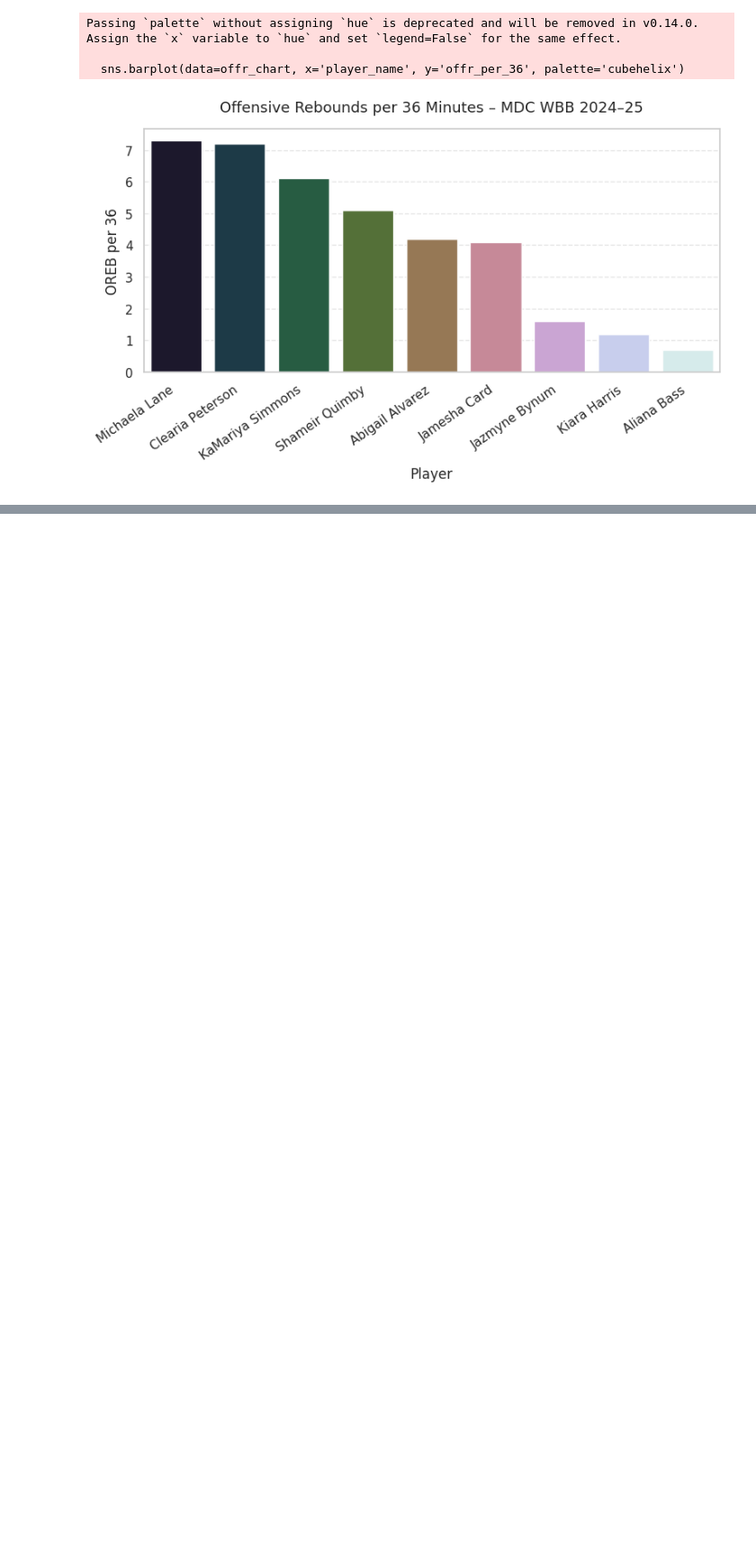
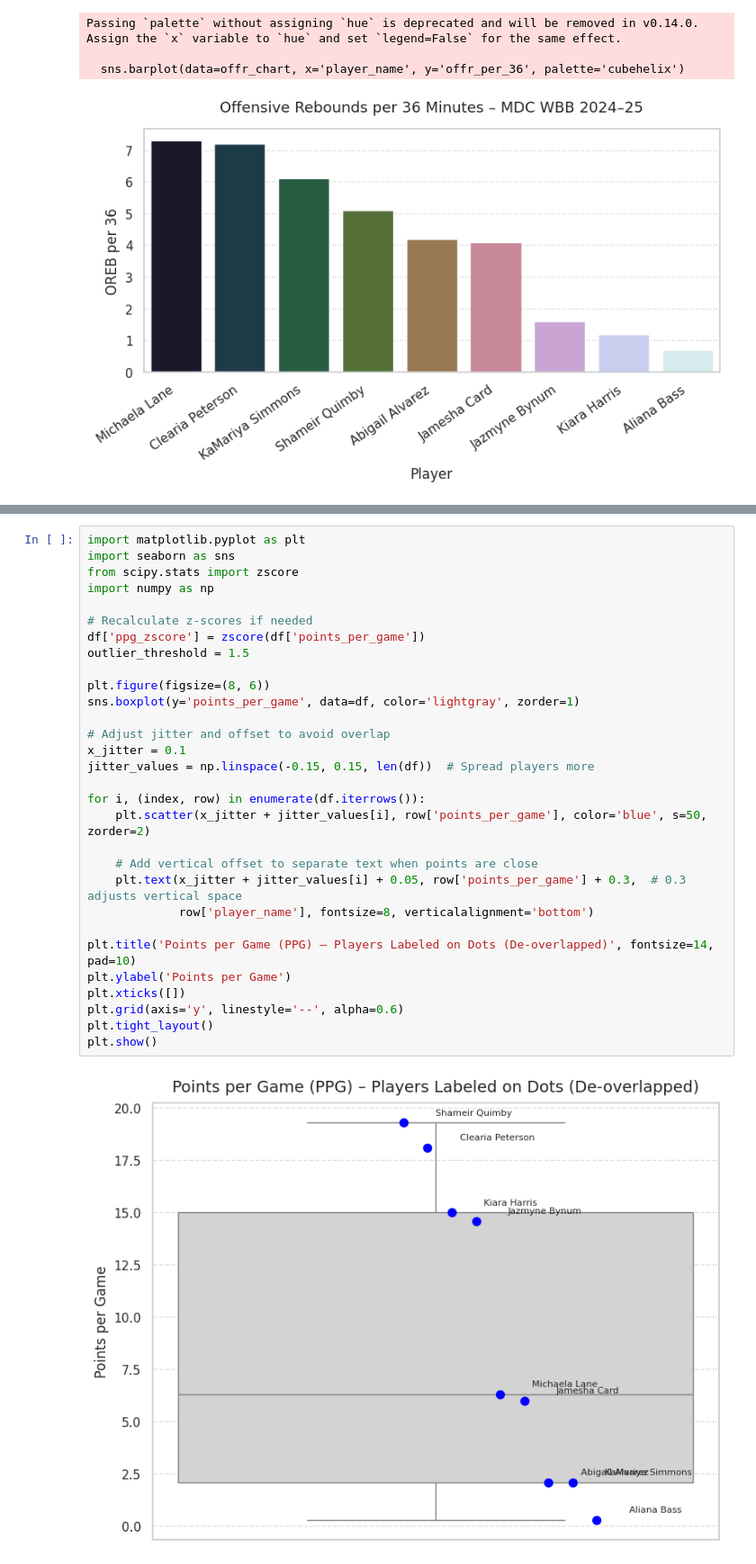
Before and after one commit to MiamiCrypto/Sports-Analytics-, a Jupyter notebook: WBB_2024_25_Season.ipynb, the cells around one changed output, grey strips where cells are left out. Shown at 90% size. Saved outputs shown, nothing was run; the diff lists cells and outputs as text; blank space fills up the shorter version.

```diff
--- a/WBB_2024_25_Season.ipynb
+++ b/WBB_2024_25_Season.ipynb
@@ -1528,0 +1635,32 @@ Passing `palette` without assigning `hue` is deprecated and will be removed in v
+# %%
+import matplotlib.pyplot as plt
+import seaborn as sns
+from scipy.stats import zscore
+import numpy as np
+
+# Recalculate z-scores if needed
+df['ppg_zscore'] = zscore(df['points_per_game'])
+outlier_threshold = 1.5
+
+plt.figure(figsize=(8, 6))
+sns.boxplot(y='points_per_game', data=df, color='lightgray', zorder=1)
+
+# Adjust jitter and offset to avoid overlap
+x_jitter = 0.1
+jitter_values = np.linspace(-0.15, 0.15, len(df))  # Spread players more
+
+for i, (index, row) in enumerate(df.iterrows()):
+    plt.scatter(x_jitter + jitter_values[i], row['points_per_game'], color='blue', s=50, zorder=2)
+
+    # Add vertical offset to separate text when points are close
+    plt.text(x_jitter + jitter_values[i] + 0.05, row['points_per_game'] + 0.3,  # 0.3 adjusts vertical space
+             row['player_name'], fontsize=8, verticalalignment='bottom')
+
+plt.title('Points per Game (PPG) – Players Labeled on Dots (De-overlapped)', fontsize=14, pad=10)
+plt.ylabel('Points per Game')
+plt.xticks([])
+plt.grid(axis='y', linestyle='--', alpha=0.6)
+plt.tight_layout()
+plt.show()
+# %% [output]
+[figure, added]
```
Also changed, not shown: parts of 24 cells of this notebook.
